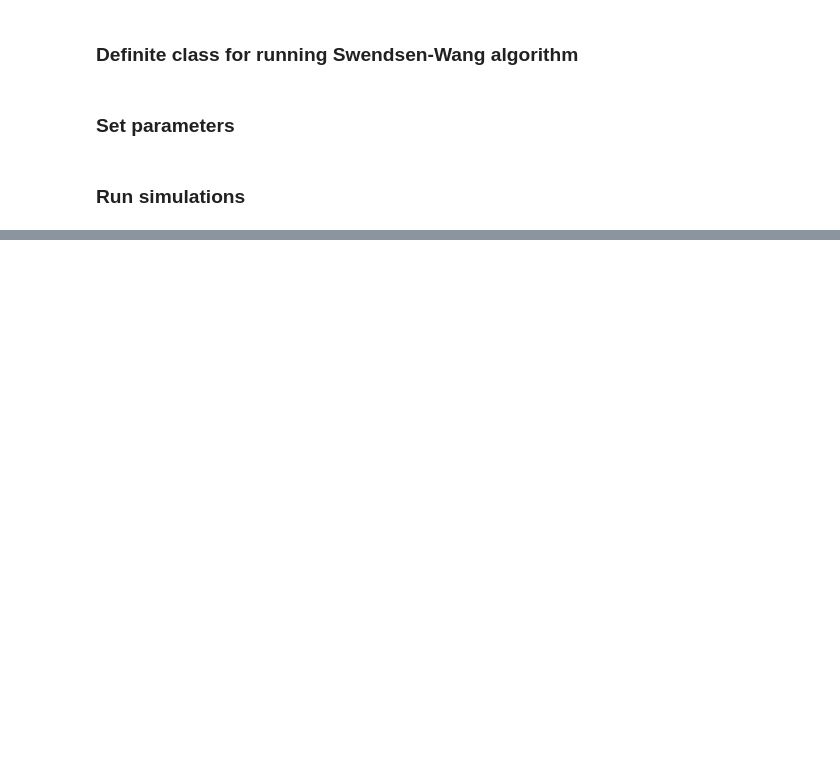
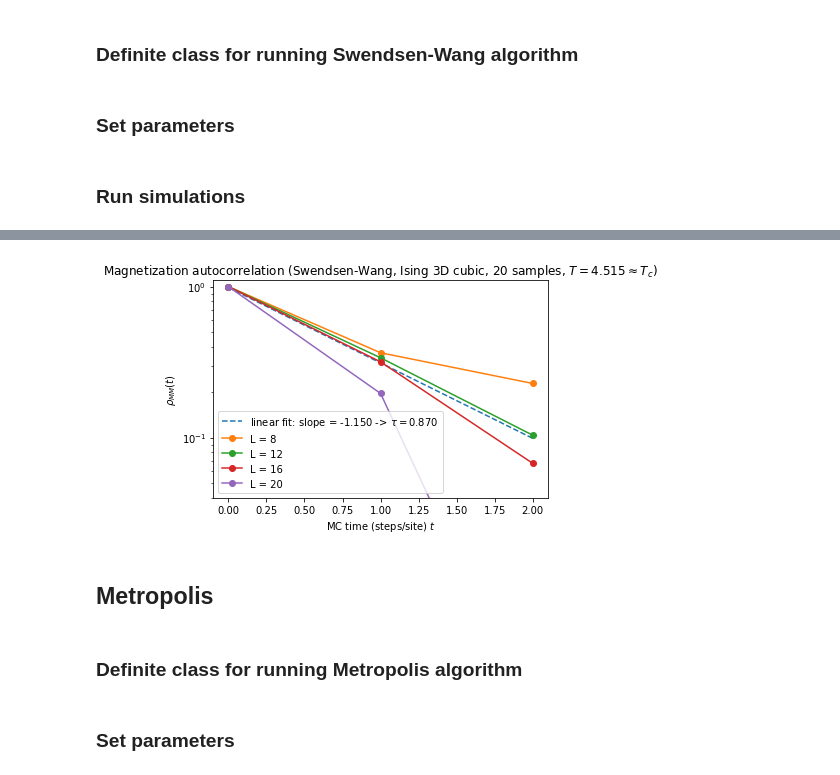
Before and after one commit to BeatHubmann/19F-CSP, a Jupyter notebook: ex04/exercise4.ipynb, the cells around one changed output, grey strips where cells are left out. Cells and saved outputs as stored; diff of their text form; code cells hidden in the pictures; blank space fills up the shorter version.

```diff
--- a/ex04/exercise4.ipynb
+++ b/ex04/exercise4.ipynb
@@ -246,0 +328,18 @@ plt.plot(T_range, m_array, 'v-')
+# %%
+t = 3
+p = np.polyfit(range(t), np.log(np.mean(result_mag_auto_corr[:, 3, :t], axis=0)), 1)
+plt.semilogy(range(t), np.exp(range(t) * p[0] + p[1]), '--', label='linear fit: slope = {:.3f} -> $\\tau={:.3f}$'.format(p[0], -1/p[0]))
+for j, L in enumerate(L_range):
+    plt.semilogy(result_mag_auto_corr[j, 3,:t],'o-', label='L = {}'.format(L))
+plt.legend()
+plt.xlabel('MC time (steps/site) $t$')
+plt.ylabel('$\\rho_{MM} (t)$')
+plt.ylim(0.04, 1.1)
+plt.title('Magnetization autocorrelation (Swendsen-Wang, Ising 3D cubic, {} samples, $T = 4.515 \\approx T_c$)'.format(samples))
+plt.savefig('tau_Swendsen_Wang.pdf', dpi=300)
+# %% [output]
+[figure, added]
+# %% [markdown]
+## Metropolis
+# %% [markdown]
+### Definite class for running Metropolis algorithm
@@ -246,0 +428,2 @@ plt.plot(T_range, m_array, 'v-')
+# %% [markdown]
+### Set parameters
```
Also changed, not shown: parts of 20 cells of this notebook, 9 other files.
